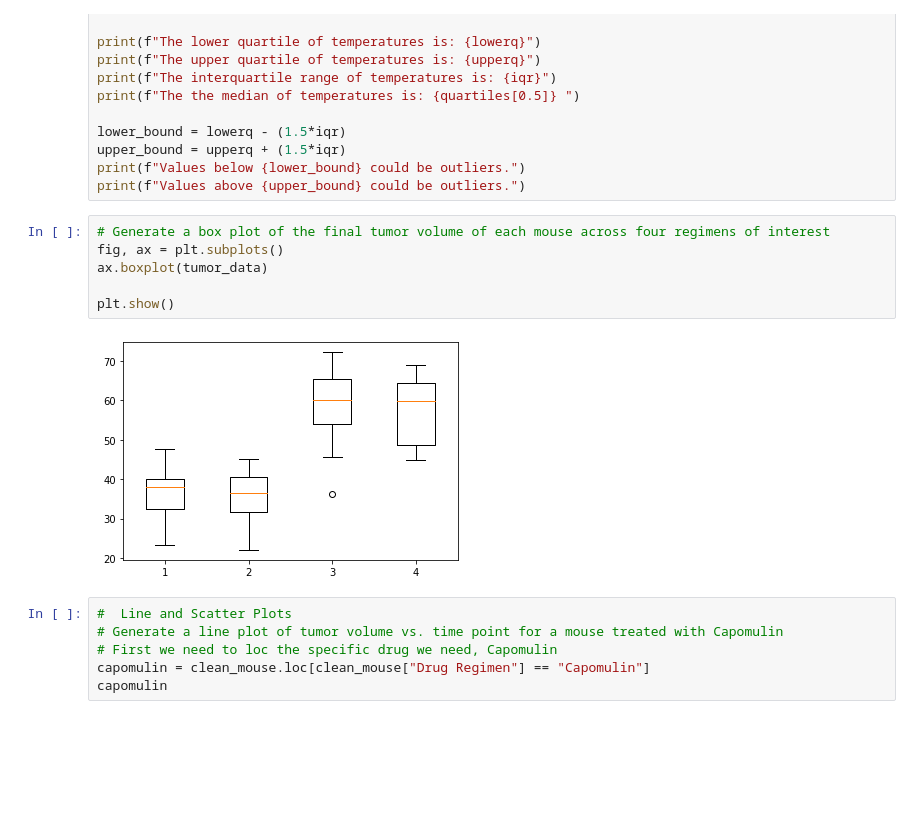
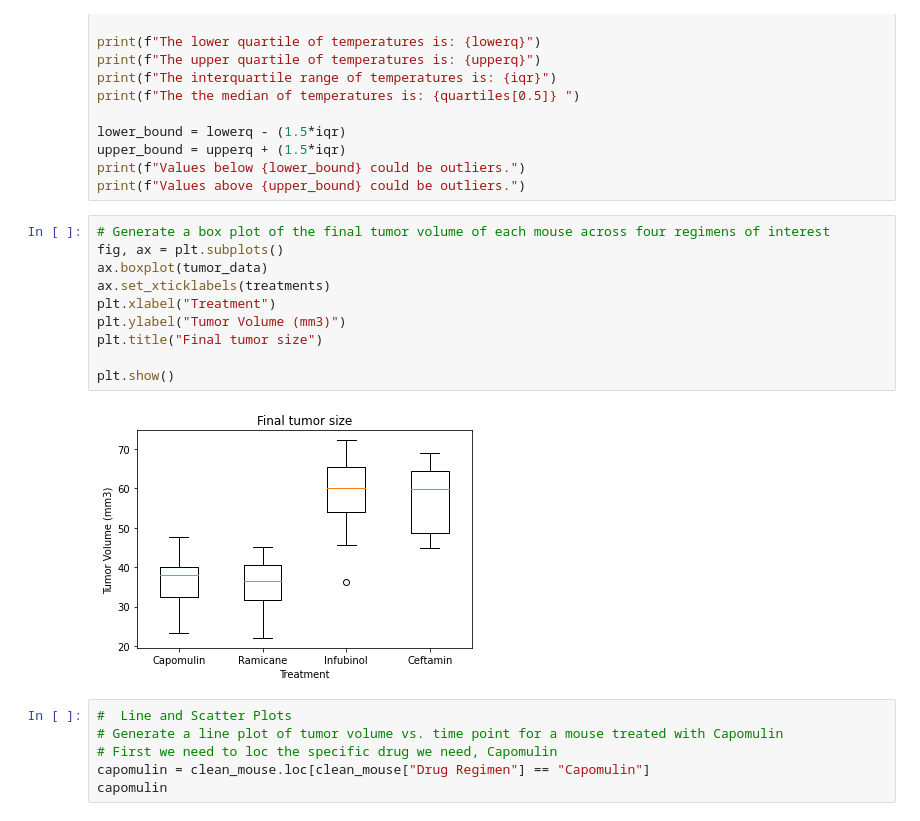
Before and after one commit to anajuarezar/matplotlib-challenge, a Jupyter notebook: pymaceuticals.ipynb, the cells around one changed output. Cells and saved outputs as stored; diff of their text form; blank space fills up the shorter version.

```diff
--- a/pymaceuticals.ipynb
+++ b/pymaceuticals.ipynb
@@ -360,11 +361,15 @@ print(f"Values above {upper_bound} could be outliers.")
 # %%
 # Generate a box plot of the final tumor volume of each mouse across four regimens of interest
 fig, ax = plt.subplots()
 ax.boxplot(tumor_data)
+ax.set_xticklabels(treatments)
+plt.xlabel("Treatment")
+plt.ylabel("Tumor Volume (mm3)")
+plt.title("Final tumor size")
 
 plt.show()
 # %% [output]
-[figure, old version]
+[figure, new version]
 # %%
 #  Line and Scatter Plots
 # Generate a line plot of tumor volume vs. time point for a mouse treated with Capomulin
```
Also changed, not shown: parts of 3 cells of this notebook.
